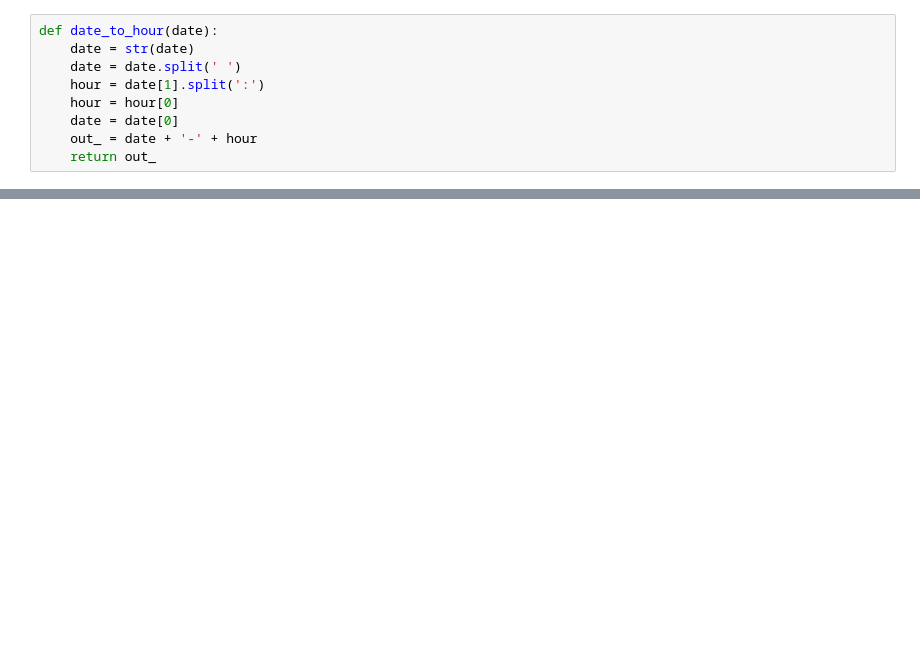
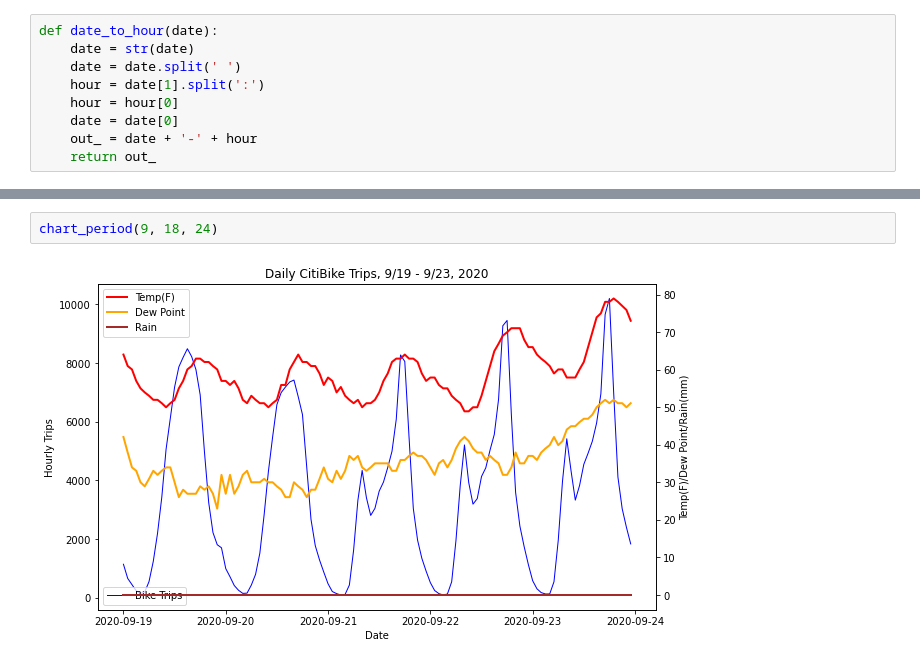
Before and after one commit to leckieje/fair_weather_cyclists, a Jupyter notebook: bike_weather_20.ipynb, the cells around one changed output, grey strips where cells are left out. Cells and saved outputs as stored; diff of their text form; blank space fills up the shorter version.

```diff
--- a/bike_weather_20.ipynb
+++ b/bike_weather_20.ipynb
@@ -1014,0 +972,4 @@ ax.scatter(bike_weather_clean['Dew Point'])
+# %%
+chart_period(9, 18, 24)
+# %% [output]
+[figure, added]
```
Also changed, not shown: parts of 106 cells of this notebook.
